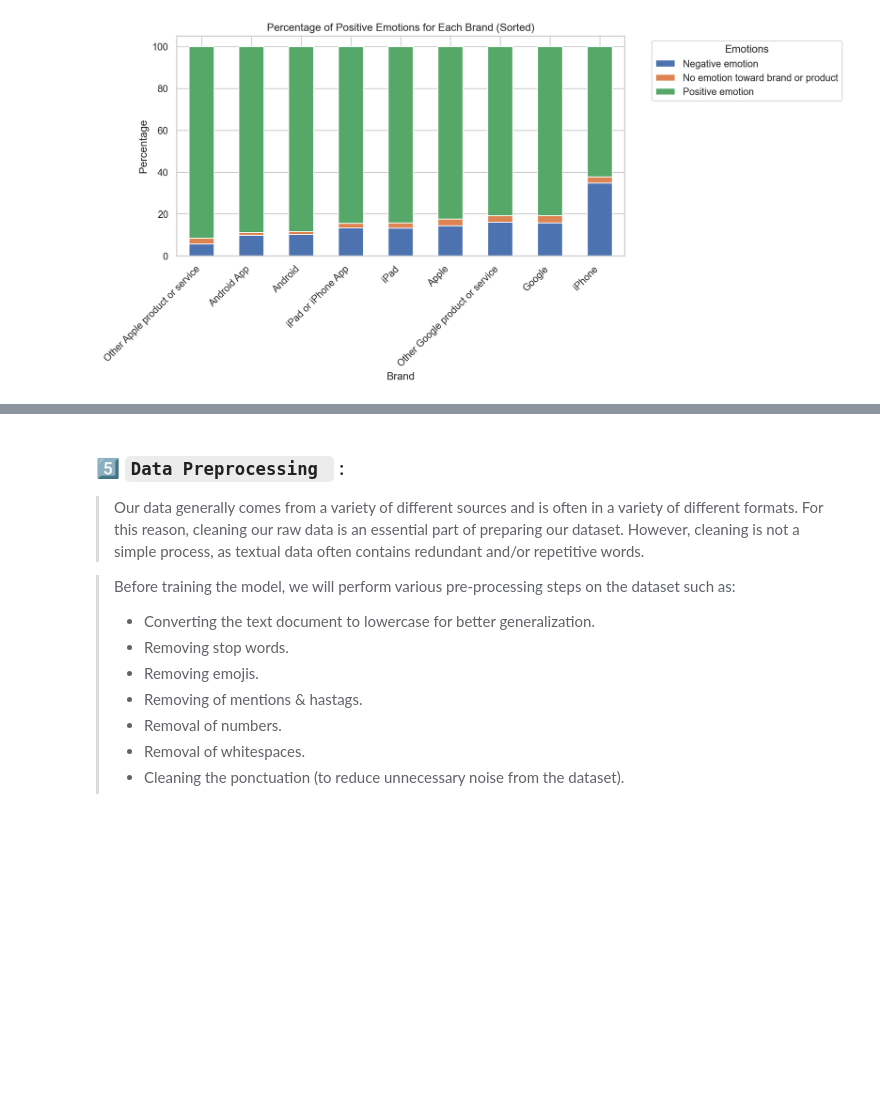
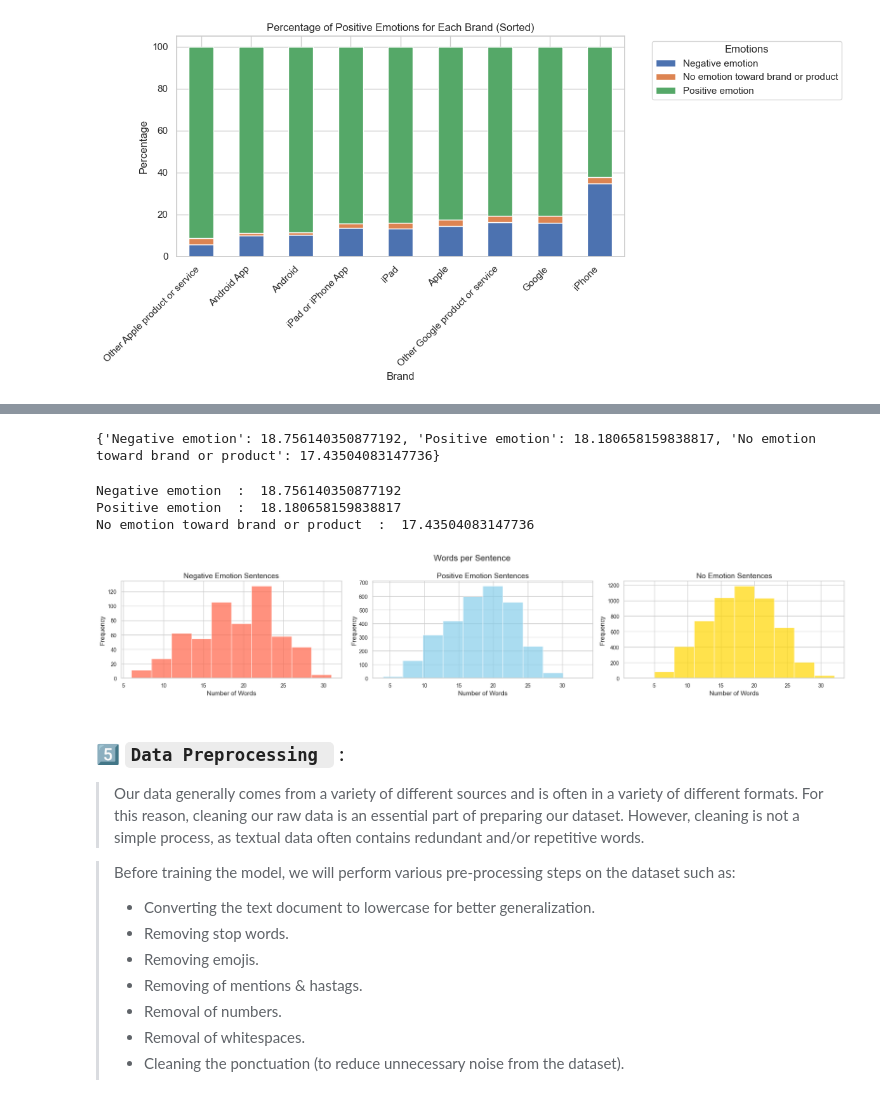
Before and after one commit to javo2/Test_operationnel, a Jupyter notebook: Notebook/Technical_test_Mohammed_Jawhar.ipynb, the cells around one changed output, grey strips where cells are left out. Cells and saved outputs as stored; diff of their text form; code cells hidden in the pictures; blank space fills up the shorter version.

```diff
--- a/Notebook/Technical_test_Mohammed_Jawhar.ipynb
+++ b/Notebook/Technical_test_Mohammed_Jawhar.ipynb
@@ -317,3 +350,62 @@ plt.show()
+# %%
+# WORD-COUNT
+dataframe = tweets_df.copy(deep=True)
+dataframe['word_count'] = dataframe['tweets'].apply(lambda x: len(str(x).split()))
+
+dict_emotions_wordcount = {}
+emotions_names = list(dataframe.emotions.unique())
+
+for emotion in emotions_names:
+    mean_word_count = dataframe[dataframe['emotions'] == emotion]['word_count'].mean()
+    dict_emotions_wordcount[emotion] = mean_word_count
+
+# Print the dictionary containing emotions and their corresponding average word count
+print(dict_emotions_wordcount)
+# %% [output]
+{'Negative emotion': 18.756140350877192, 'Positive emotion': 18.180658159838817, 'No emotion toward brand or product': 17.43504083147736}
+# %%
+for key, value in dict_emotions_wordcount.items():
+    print(key, ' : ', value)
+# %% [output]
+Negative emotion  :  18.756140350877192
+Positive emotion  :  18.180658159838817
+No emotion toward brand or product  :  17.43504083147736
+# %%
+# Define colors for the plots
+colors = ['#FF6347', '#87CEEB', '#FFD700']
+
+# PLOTTING WORD-COUNT
+fig, (ax1, ax2, ax3) = plt.subplots(1, 3, figsize=(20, 4))
+
+# Extract sentences for each emotion category
+negative_emotion_sentences = dataframe[dataframe['emotions'].str.contains("Negative emotion")]['tweets']
+ax1.hist(negative_emotion_sentences.apply(lambda x: len(x.split())), color=colors[0], alpha=0.7)
+ax1.set_title('Negative Emotion Sentences', fontsize=14)
+
+positive_emotion_sentences = dataframe[dataframe['emotions'].str.contains("Positive emotion")]['tweets']
+ax2.hist(positive_emotion_sentences.apply(lambda x: len(x.split())), color=colors[1], alpha=0.7)
+ax2.set_title('Positive Emotion Sentences', fontsize=14)
+
+no_emotions_sentences = dataframe[dataframe['emotions'].str.contains("No emotion")]['tweets']
+ax3.hist(no_emotions_sentences.apply(lambda x: len(x.split())), color=colors[2], alpha=0.7)
+ax3.set_title('No Emotion Sentences', fontsize=14)
+
+# Set common title for the subplots
+fig.suptitle('Words per Sentence', fontsize=16)
+
+# Set common x and y labels for subplots
+for ax in [ax1, ax2, ax3]:
+    ax.set_xlabel('Number of Words', fontsize=12)
+    ax.set_ylabel('Frequency', fontsize=12)
+    ax.tick_params(axis='both', labelsize=10)
+
+# Adjust layout for better spacing between subplots
+plt.tight_layout()
+
+# Display the plot
+plt.show()
+# %% [output]
+[figure, added]
 # %% [markdown]
 ### 5️⃣  `Data Preprocessing ` :
 
```
Also changed, not shown: parts of 33 cells of this notebook.
